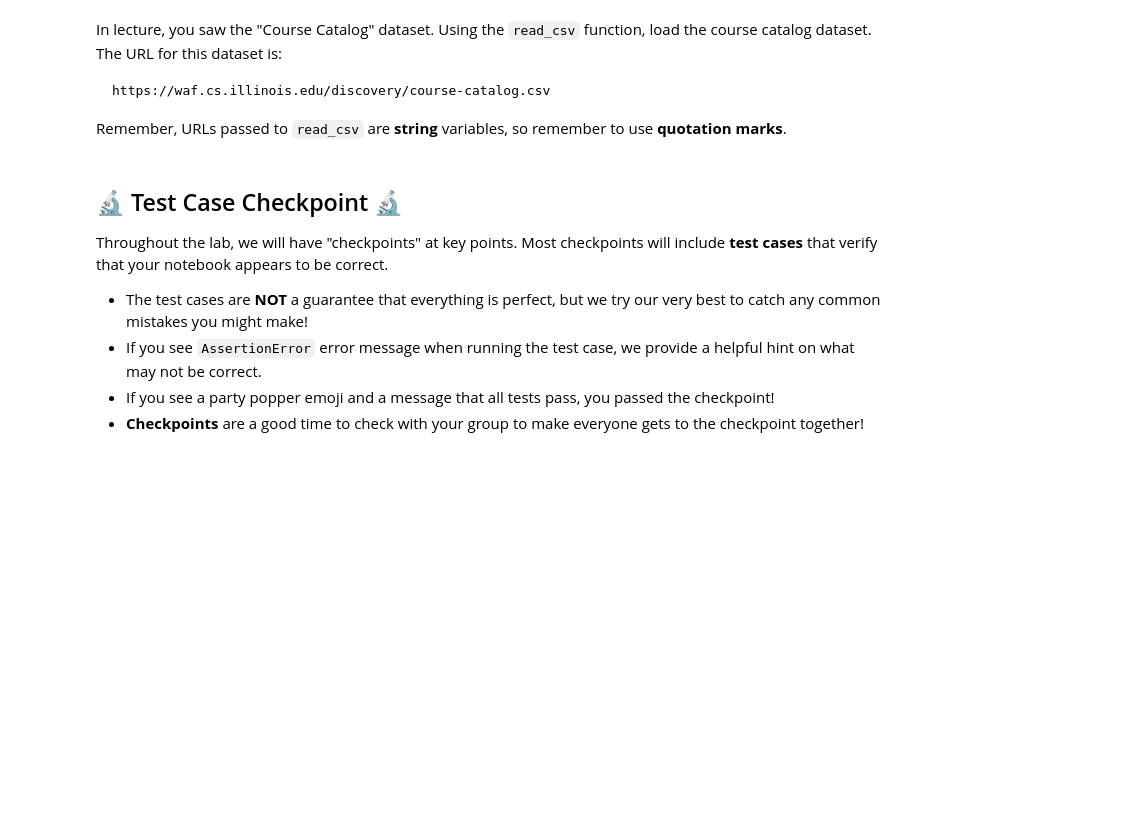
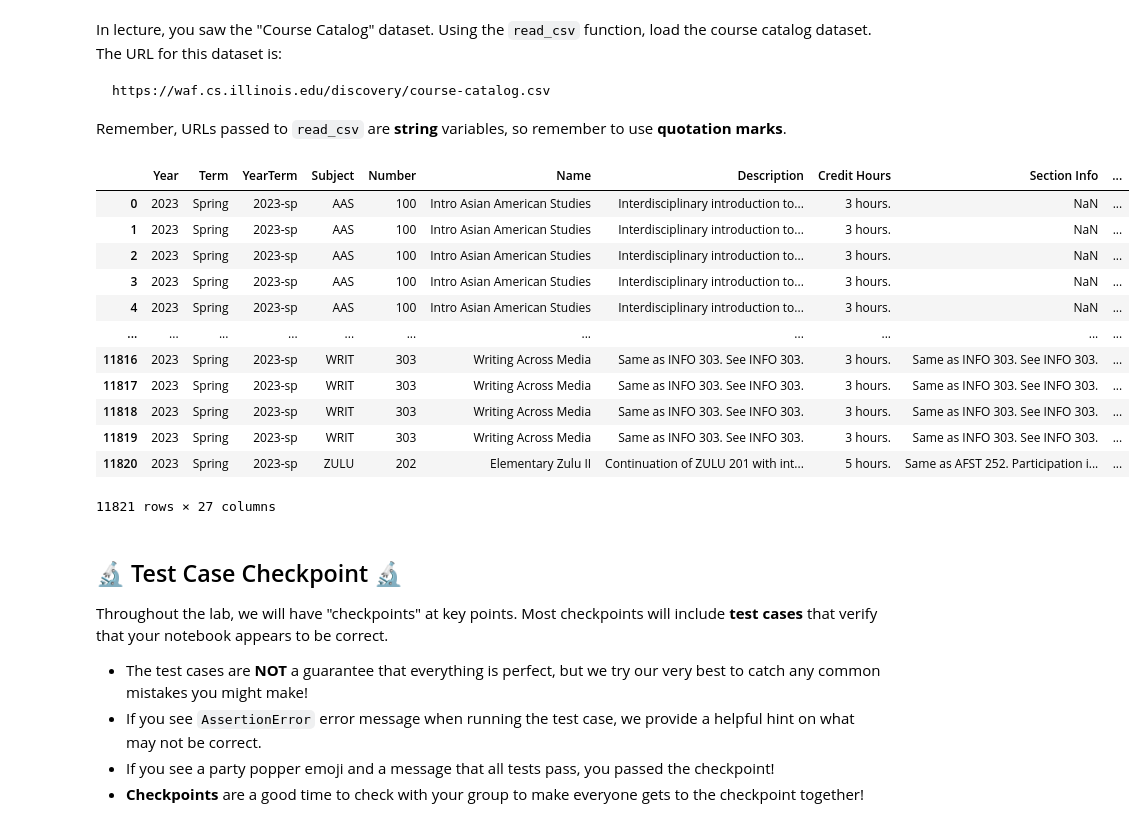
Before and after one commit to ryguy2k4/stat107, a Jupyter notebook: lab_pandas/lab_pandas.ipynb, the cells around one changed output. Cells and saved outputs as stored; diff of their text form; code cells hidden in the pictures; blank space fills up the shorter version.

```diff
--- a/lab_pandas/lab_pandas.ipynb
+++ b/lab_pandas/lab_pandas.ipynb
@@ -165,5 +169,21 @@ Remember, URLs passed to `read_csv` are **string** variables, so remember to use
 # %%
 # Look at `df` to confirm that this worked:
+
+df
+# %% [output]
+|  | Year | Term | YearTerm | Subject | Number | Name | Description | Credit Hours | Section Info | ... |
+| 0 | 2023 | Spring | 2023-sp | AAS | 100 | Intro Asian American Studies | Interdisciplinary introduction to... | 3 hours. | NaN | ... |
+| 1 | 2023 | Spring | 2023-sp | AAS | 100 | Intro Asian American Studies | Interdisciplinary introduction to... | 3 hours. | NaN | ... |
+| 2 | 2023 | Spring | 2023-sp | AAS | 100 | Intro Asian American Studies | Interdisciplinary introduction to... | 3 hours. | NaN | ... |
+| 3 | 2023 | Spring | 2023-sp | AAS | 100 | Intro Asian American Studies | Interdisciplinary introduction to... | 3 hours. | NaN | ... |
+| 4 | 2023 | Spring | 2023-sp | AAS | 100 | Intro Asian American Studies | Interdisciplinary introduction to... | 3 hours. | NaN | ... |
+| ... | ... | ... | ... | ... | ... | ... | ... | ... | ... | ... |
+| 11816 | 2023 | Spring | 2023-sp | WRIT | 303 | Writing Across Media | Same as INFO 303. See INFO 303. | 3 hours. | Same as INFO 303. See INFO 303. | ... |
+| 11817 | 2023 | Spring | 2023-sp | WRIT | 303 | Writing Across Media | Same as INFO 303. See INFO 303. | 3 hours. | Same as INFO 303. See INFO 303. | ... |
+| 11818 | 2023 | Spring | 2023-sp | WRIT | 303 | Writing Across Media | Same as INFO 303. See INFO 303. | 3 hours. | Same as INFO 303. See INFO 303. | ... |
+| 11819 | 2023 | Spring | 2023-sp | WRIT | 303 | Writing Across Media | Same as INFO 303. See INFO 303. | 3 hours. | Same as INFO 303. See INFO 303. | ... |
+| 11820 | 2023 | Spring | 2023-sp | ZULU | 202 | Elementary Zulu II | Continuation of ZULU 201 with int... | 5 hours. | Same as AFST 252. Participation i... | ... |
+11821 rows × 27 columns
 # %% [markdown]
 ## 🔬 Test Case Checkpoint 🔬
 
```
Also changed, not shown: parts of 39 cells of this notebook.
